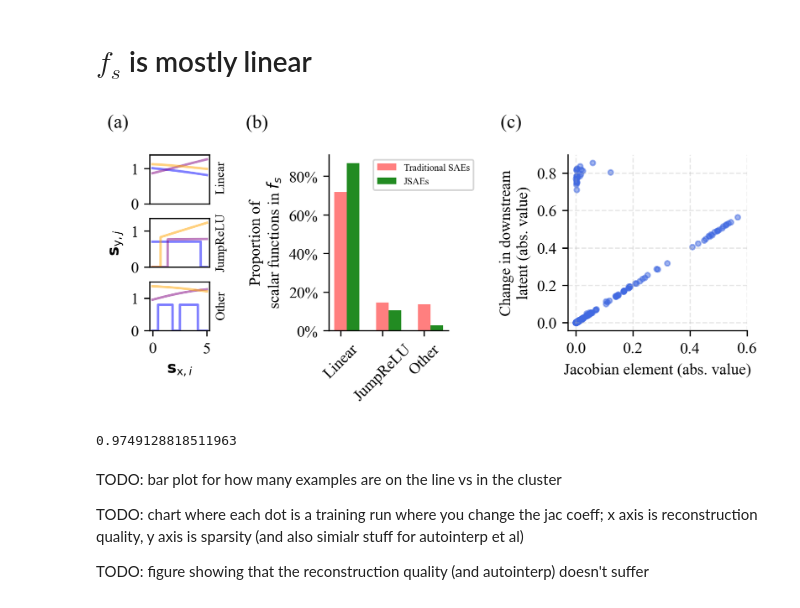
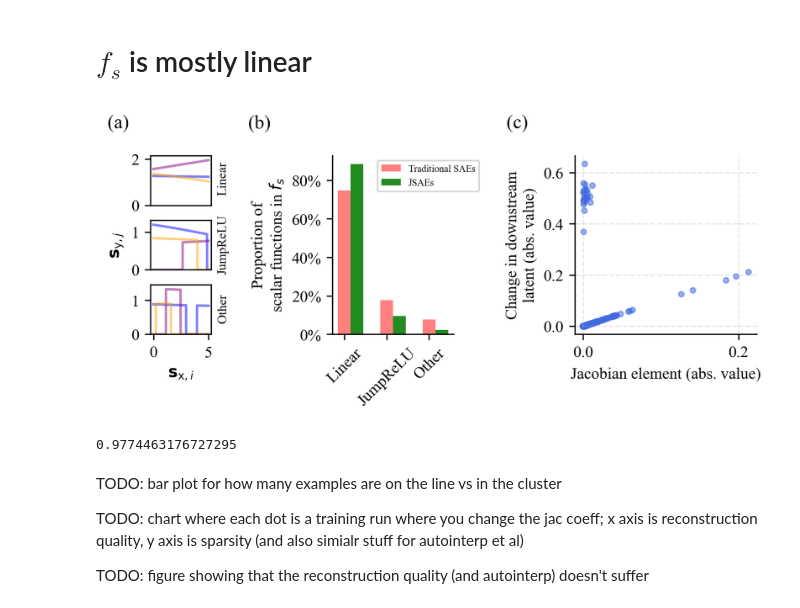
Before and after one commit to jugard99/jacobian-saes, a Jupyter notebook: notebooks/final_charts.ipynb, the cells around one changed output. Cells and saved outputs as stored; diff of their text form; code cells hidden in the pictures.

Commit message:
Swapped Fig 7 to 410m

```diff
--- a/notebooks/final_charts.ipynb
+++ b/notebooks/final_charts.ipynb
@@ -459,7 +459,7 @@ TODO big grid of charts where the charts in a given row always have the same y a
 take_abs = True
 n_downsampled = 1_000
 
-abl_data = load_file("../results/ablation/sae_pair_pythia-70m-deduped_layer3_16384_J1_k32:v0.safetensor")
+abl_data = load_file("../results/ablation/sae_pair_pythia-410m-deduped_layer15_65536_J0.5_k32:v0.safetensor")
 abl_samples_full = abl_data["results"]
 
 is_on_line = (abl_samples_full[:, 0] + abl_samples_full[:, 1]).abs() < 0.1
@@ -472,7 +472,7 @@ if take_abs:
 abl_sample_small = abl_samples_full[torch.randint(0, abl_samples_full.shape[0], (n_downsampled,))]
 # %%
 # The numbers in this plot are generated by code in the `fs_approx_linear` notebook
-func_examples = load_file("../results/function_examples_70m.safetensor")
+func_examples = load_file("../results/function_examples_410m.safetensor")
 # %%
 def parse_linearity_results(path):
     with open(path) as f:
@@ -481,8 +481,8 @@ def parse_linearity_results(path):
         results = {k: v / results_sum for k, v in results.items() if "count" in k}
     return [results["is_linear_count"], results["is_jump_relu_count"], results["is_neither_count"]]
 
-linearity_jsaes = parse_linearity_results("../results/linear/sae_pair_pythia-70m-deduped_layer3_16384_J1_k32:v0.json")
-linearity_traditional = parse_linearity_results("../results/linear/sae_pair_pythia-70m-deduped_layer3_16384_J0.0_k32:v0.json")
+linearity_jsaes = parse_linearity_results("../results/linear/sae_pair_pythia-410m-deduped_layer15_65536_J0.5_k32:v0.json")
+linearity_traditional = parse_linearity_results("../results/linear/sae_pair_pythia-410m-deduped_layer15_65536_J0_k32:v0.json")
 # %%
 fig = plt.figure(figsize=(6.75, 2), dpi=300)
 gs = plt.GridSpec(1, 3, figure=fig, wspace=1, width_ratios=[1, 2, 3])
@@ -503,7 +503,7 @@ opacity = 0.5
 n_funcs = 3
 # colors = ["royalblue" for _ in range(5)]
 colors = ['blue', 'purple', 'orange', 'green', 'red']
-for idx, ys in enumerate(func_examples["linear_ys"][5-n_funcs:]):
+for idx, ys in enumerate(func_examples["linear_ys"][:n_funcs]):
     ax11.plot(func_examples["xs"], ys, color=colors[idx], alpha=opacity)
 ax11.set_xticks([])
 ax11.set_ylim(0, func_examples["linear_ys"].max() * 1.1)
@@ -532,37 +532,37 @@ ax2.yaxis.set_major_formatter(plt.FuncFormatter(lambda x, _: f'{int(x * 100)}%')
 ax2.spines['right'].set_visible(False)
 ax2.legend(loc='upper right', bbox_to_anchor=(1.25, 1.0), fancybox=True, fontsize=6)
 
 
 ax3.scatter(
     abl_sample_small[:, 0].cpu().numpy(),
     abl_sample_small[:, 1].cpu().numpy(),
     color=fig_color,
     alpha=0.5,  # Add some transparency
     s=10,  # Reduce marker size for paper
 )
 ax3.set_xlabel(f"Jacobian element{' (abs. value)' if take_abs else ''}")
 ax3.set_ylabel(f"Change in downstream\nlatent{' (abs. value)' if take_abs else ''}", multialignment='center')
-ax3.set_xticks([0, 0.2, 0.4, 0.6])
+ax3.set_xticks([0, 0.2])
 ax3.grid(True, linestyle='--', alpha=0.3)  # Subtle grid
 ax3.spines['top'].set_visible(False)
 ax3.spines['right'].set_visible(False)
 
 
 
 plt.figtext(0.07, 1, '(a)', fontsize=12)
 plt.figtext(0.25, 1, '(b)', fontsize=12)
 plt.figtext(0.58, 1, '(c)', fontsize=12)
 
 
 plt.tight_layout()
-assert False, "remove this once you've swapped out for 410m"
+# assert False, "remove this once you've swapped out for 410m"
 plt.savefig('./charts/mostly_linear_410m.pdf', dpi=300, bbox_inches='tight', pad_inches=0.1)
 plt.show()
 
 is_on_line.float().mean().item()
 # %% [output]
-[figure, old version]
+[figure, new version]
-0.9749128818511963
+0.9774463176727295
 # %% [markdown]
 TODO: bar plot for how many examples are on the line vs in the cluster
 
```
Also changed, not shown: 2 other files.
